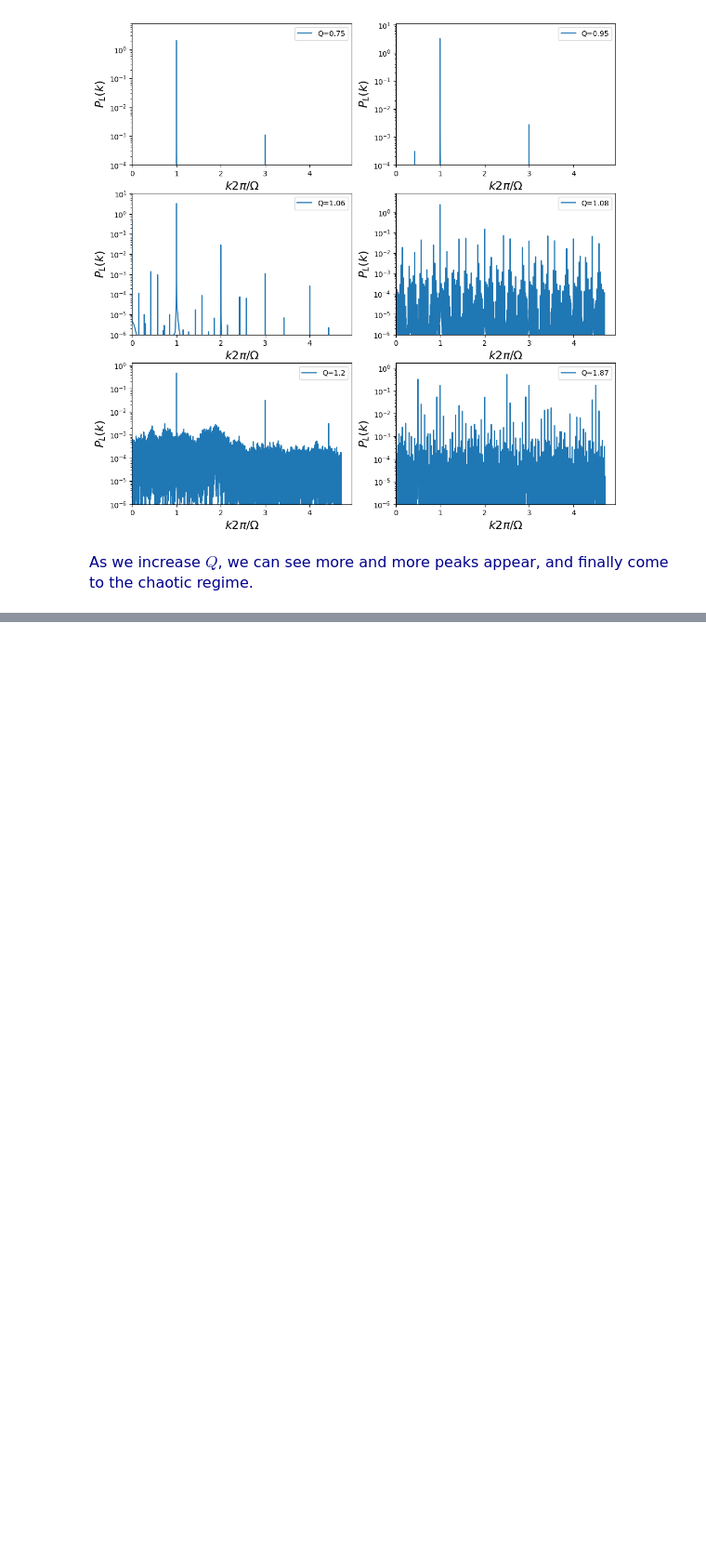
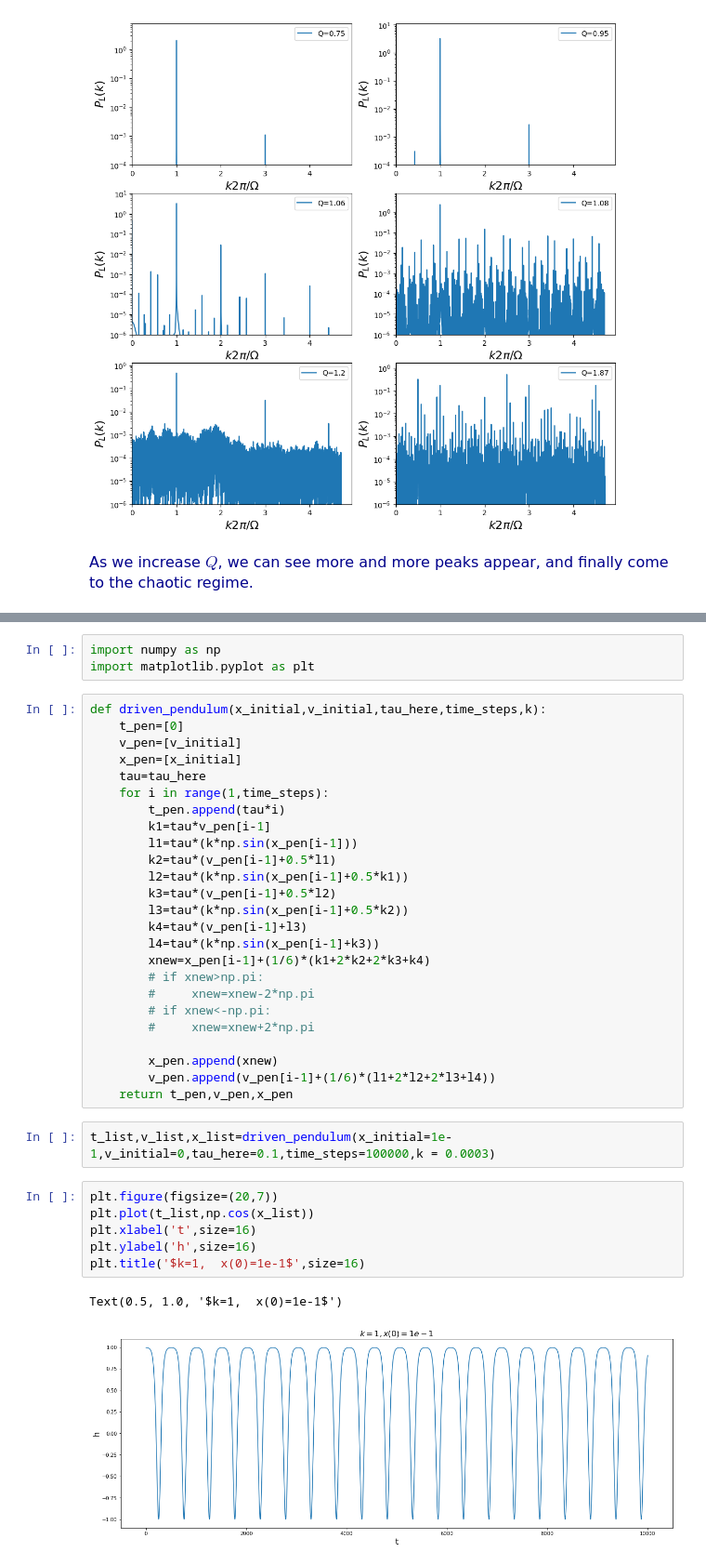
Before and after one commit to timlok123/PHYS4150-Computational-Physics-2024, a Jupyter notebook: Solving ODE/Differential_Equations_2_Chaotic_Driven_Pendulum.ipynb, the cells around one changed output, grey strips where cells are left out. Shown at 93% size. Drawn from its saved outputs; the diff is of its cells as text; blank space fills up the shorter version.

```diff
--- a/Solving ODE/Differential_Equations_2_Chaotic_Driven_Pendulum.ipynb
+++ b/Solving ODE/Differential_Equations_2_Chaotic_Driven_Pendulum.ipynb
@@ -455,0 +579,39 @@ plt.show()
+# %%
+import numpy as np
+import matplotlib.pyplot as plt
+# %%
+def driven_pendulum(x_initial,v_initial,tau_here,time_steps,k):
+    t_pen=[0]
+    v_pen=[v_initial]
+    x_pen=[x_initial]
+    tau=tau_here
+    for i in range(1,time_steps):
+        t_pen.append(tau*i)
+        k1=tau*v_pen[i-1]
+        l1=tau*(k*np.sin(x_pen[i-1]))
+        k2=tau*(v_pen[i-1]+0.5*l1)
+        l2=tau*(k*np.sin(x_pen[i-1]+0.5*k1))
+        k3=tau*(v_pen[i-1]+0.5*l2)
+        l3=tau*(k*np.sin(x_pen[i-1]+0.5*k2))
+        k4=tau*(v_pen[i-1]+l3)
+        l4=tau*(k*np.sin(x_pen[i-1]+k3))
+        xnew=x_pen[i-1]+(1/6)*(k1+2*k2+2*k3+k4)
+        # if xnew>np.pi:
+        #     xnew=xnew-2*np.pi
+        # if xnew<-np.pi:
+        #     xnew=xnew+2*np.pi
+
+        x_pen.append(xnew)
+        v_pen.append(v_pen[i-1]+(1/6)*(l1+2*l2+2*l3+l4))
+    return t_pen,v_pen,x_pen
+# %%
+t_list,v_list,x_list=driven_pendulum(x_initial=1e-1,v_initial=0,tau_here=0.1,time_steps=100000,k = 0.0003)
+# %%
+plt.figure(figsize=(20,7))
+plt.plot(t_list,np.cos(x_list))
+plt.xlabel('t',size=16)
+plt.ylabel('h',size=16)
+plt.title('$k=1,  x(0)=1e-1$',size=16)
+# %% [output]
+Text(0.5, 1.0, '$k=1,  x(0)=1e-1$')
+[figure, added]
```
Also changed, not shown: parts of 25 cells of this notebook.
